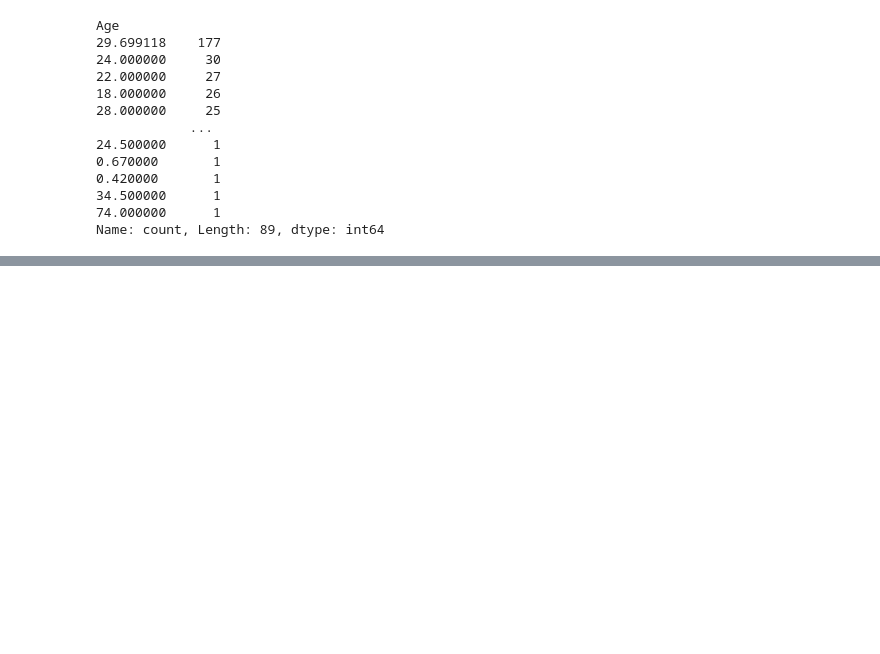
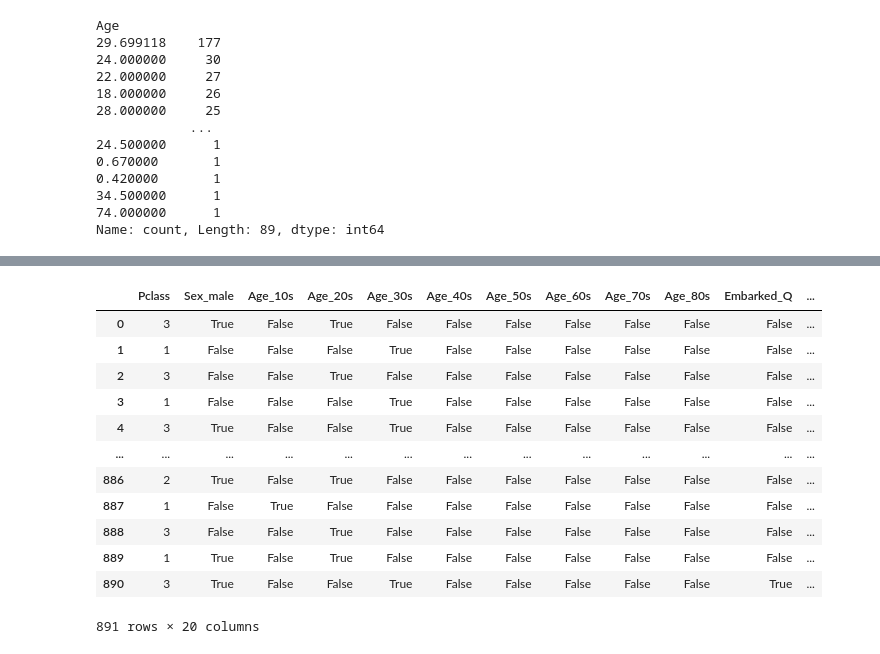
Before and after one commit to haram4th/finech, a Jupyter notebook: 05machine_learning/08지도학습_분류분석_의사결정나무.ipynb, the cells around one changed output, grey strips where cells are left out. Cells and saved outputs as stored; diff of their text form; code cells hidden in the pictures; blank space fills up the shorter version.

```diff
--- a/05machine_learning/08지도학습_분류분석_의사결정나무.ipynb
+++ b/05machine_learning/08지도학습_분류분석_의사결정나무.ipynb
@@ -615,0 +743,19 @@ data[['Survived', 'Age']].groupby('Age').mean()
+# %%
+X = data.drop('Survived', axis=1)
+y = data['Survived']
+# %%
+X
+# %% [output]
+|  | Pclass | Sex_male | Age_10s | Age_20s | Age_30s | Age_40s | Age_50s | Age_60s | Age_70s | Age_80s | Embarked_Q | ... |
+| 0 | 3 | True | False | True | False | False | False | False | False | False | False | ... |
+| 1 | 1 | False | False | False | True | False | False | False | False | False | False | ... |
+| 2 | 3 | False | False | True | False | False | False | False | False | False | False | ... |
+| 3 | 1 | False | False | False | True | False | False | False | False | False | False | ... |
+| 4 | 3 | True | False | False | True | False | False | False | False | False | False | ... |
+| ... | ... | ... | ... | ... | ... | ... | ... | ... | ... | ... | ... | ... |
+| 886 | 2 | True | False | True | False | False | False | False | False | False | False | ... |
+| 887 | 1 | False | True | False | False | False | False | False | False | False | False | ... |
+| 888 | 3 | False | False | True | False | False | False | False | False | False | False | ... |
+| 889 | 1 | True | False | True | False | False | False | False | False | False | False | ... |
+| 890 | 3 | True | False | False | True | False | False | False | False | False | True | ... |
+891 rows × 20 columns
```
Also changed, not shown: parts of 27 cells of this notebook, 2 other files.
